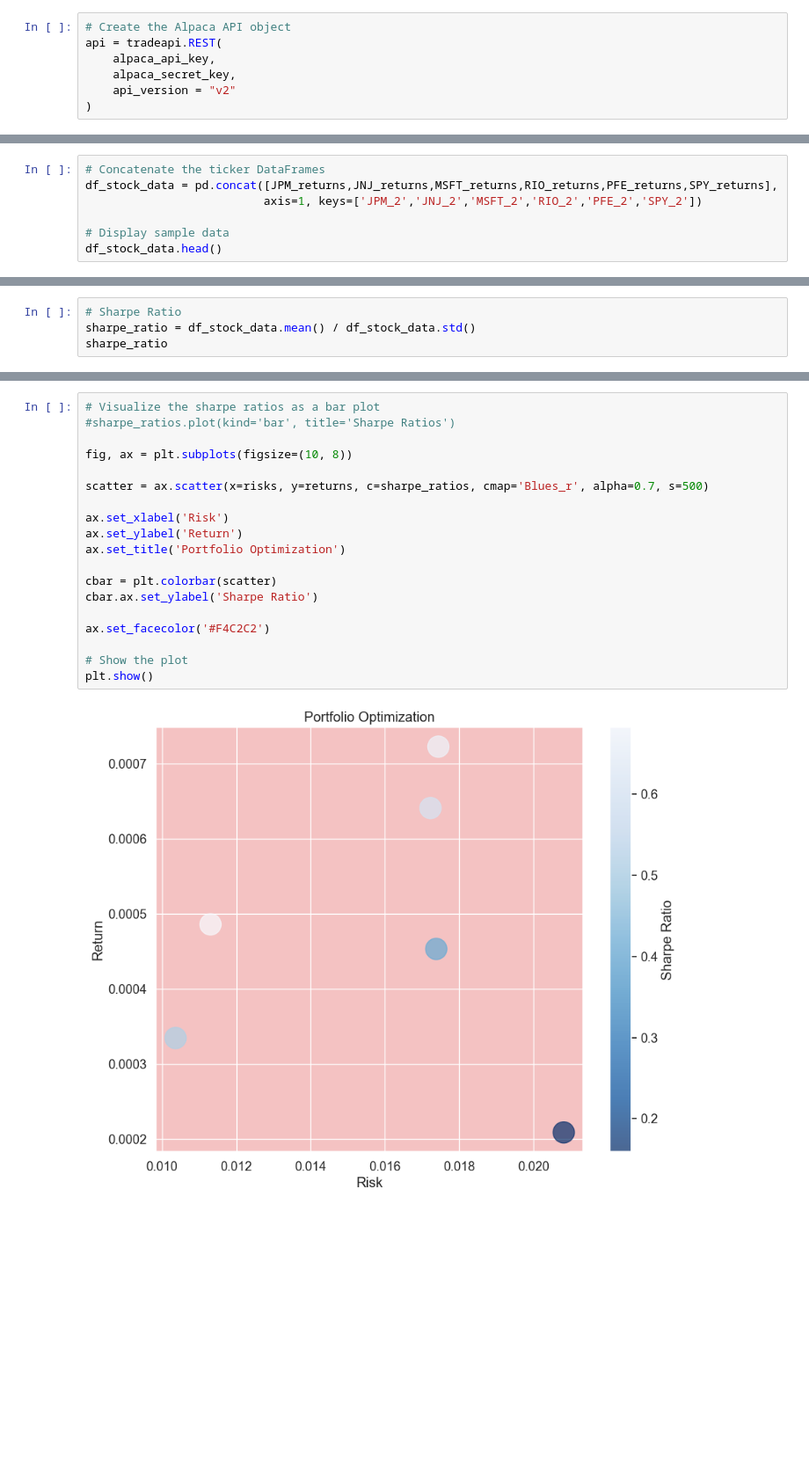
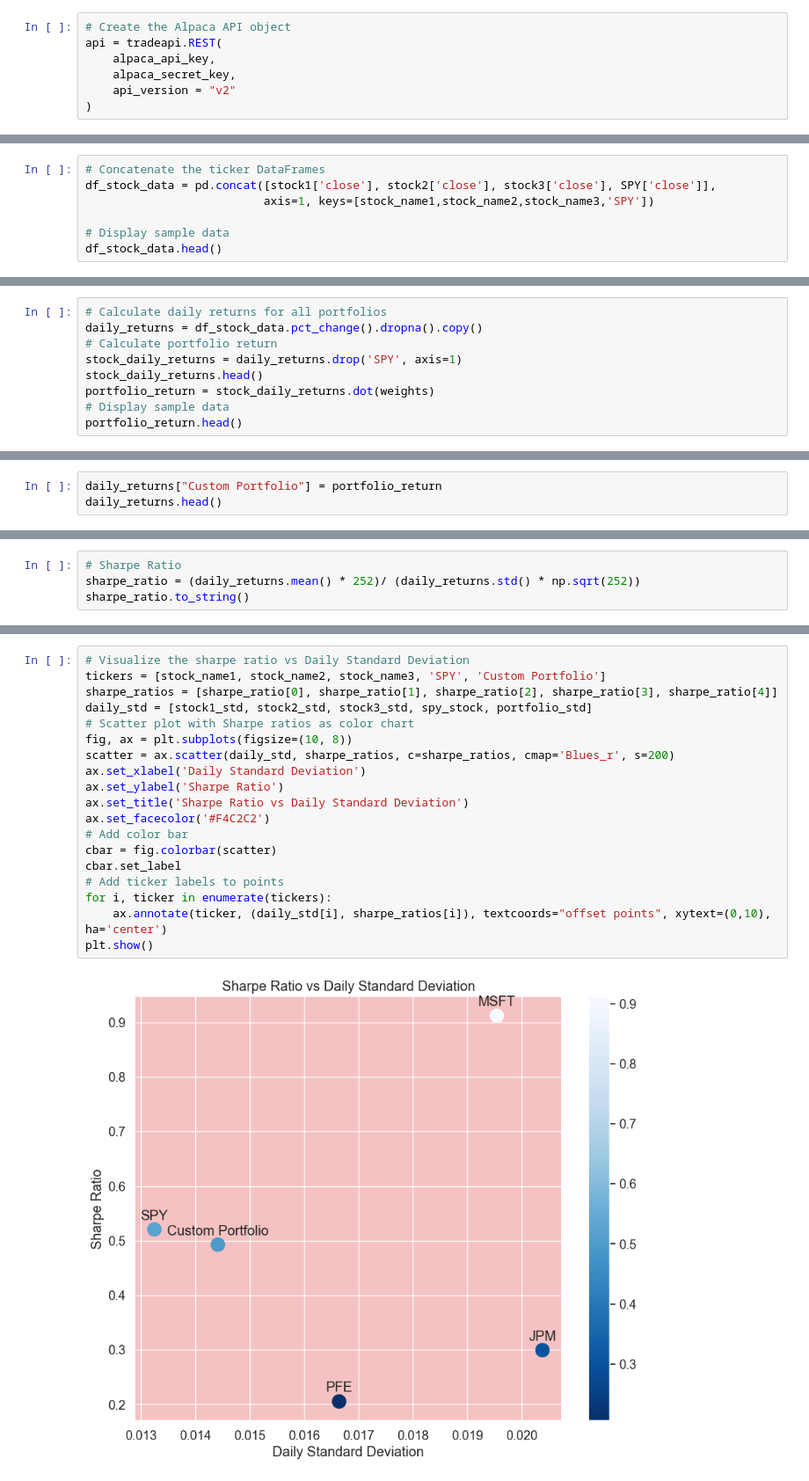
Before and after one commit to tashlui35/Project_1, a Jupyter notebook: code/groupProject.ipynb, the cells around one changed output, grey strips where cells are left out. Shown at 88% size. Drawn from its saved outputs; the diff is of its cells as text; blank space fills up the shorter version.

Commit message:
add inout variables, std, beta, sharpe ratio analysis and monte carlo simulation

```diff
--- a/code/groupProject.ipynb
+++ b/code/groupProject.ipynb
@@ -130,7 +176,7 @@ SPY_returns = SPY_2.pct_change().dropna().copy()
 # %%
 # Concatenate the ticker DataFrames
-df_stock_data = pd.concat([JPM_returns,JNJ_returns,MSFT_returns,RIO_returns,PFE_returns,SPY_returns],
-                          axis=1, keys=['JPM_2','JNJ_2','MSFT_2','RIO_2','PFE_2','SPY_2'])
+df_stock_data = pd.concat([stock1['close'], stock2['close'], stock3['close'], SPY['close']],
+                          axis=1, keys=[stock_name1,stock_name2,stock_name3,'SPY'])
 
 # Display sample data
 df_stock_data.head()
@@ -183,0 +195,9 @@ plt.show()
+# %%
+# Calculate daily returns for all portfolios
+daily_returns = df_stock_data.pct_change().dropna().copy()
+# Calculate portfolio return
+stock_daily_returns = daily_returns.drop('SPY', axis=1)
+stock_daily_returns.head()
+portfolio_return = stock_daily_returns.dot(weights)
+# Display sample data
+portfolio_return.head()
@@ -183,0 +212,3 @@ plt.show()
+# %%
+daily_returns["Custom Portfolio"] = portfolio_return
+daily_returns.head()
@@ -337,5 +484,5 @@ plt.show()
 # %%
 # Sharpe Ratio
-sharpe_ratio = df_stock_data.mean() / df_stock_data.std()
-sharpe_ratio
+sharpe_ratio = (daily_returns.mean() * 252)/ (daily_returns.std() * np.sqrt(252))
+sharpe_ratio.to_string()
 # %% [output]
@@ -361,21 +511,21 @@ dtype: float64
 # %%
-# Visualize the sharpe ratios as a bar plot
-#sharpe_ratios.plot(kind='bar', title='Sharpe Ratios')
-
+# Visualize the sharpe ratio vs Daily Standard Deviation
+tickers = [stock_name1, stock_name2, stock_name3, 'SPY', 'Custom Portfolio']
+sharpe_ratios = [sharpe_ratio[0], sharpe_ratio[1], sharpe_ratio[2], sharpe_ratio[3], sharpe_ratio[4]]
+daily_std = [stock1_std, stock2_std, stock3_std, spy_stock, portfolio_std]
+# Scatter plot with Sharpe ratios as color chart
 fig, ax = plt.subplots(figsize=(10, 8))
-
-scatter = ax.scatter(x=risks, y=returns, c=sharpe_ratios, cmap='Blues_r', alpha=0.7, s=500)
-
-ax.set_xlabel('Risk')
-ax.set_ylabel('Return')
-ax.set_title('Portfolio Optimization')
-
-cbar = plt.colorbar(scatter)
-cbar.ax.set_ylabel('Sharpe Ratio')
-
+scatter = ax.scatter(daily_std, sharpe_ratios, c=sharpe_ratios, cmap='Blues_r', s=200)
+ax.set_xlabel('Daily Standard Deviation')
+ax.set_ylabel('Sharpe Ratio')
+ax.set_title('Sharpe Ratio vs Daily Standard Deviation')
 ax.set_facecolor('#F4C2C2')
-
-# Show the plot
+# Add color bar
+cbar = fig.colorbar(scatter)
+cbar.set_label
+# Add ticker labels to points
+for i, ticker in enumerate(tickers):
+    ax.annotate(ticker, (daily_std[i], sharpe_ratios[i]), textcoords="offset points", xytext=(0,10), ha='center')
 plt.show()
 # %% [output]
-[figure, old version]
+[figure, new version]
```
Also changed, not shown: parts of 45 cells of this notebook.
